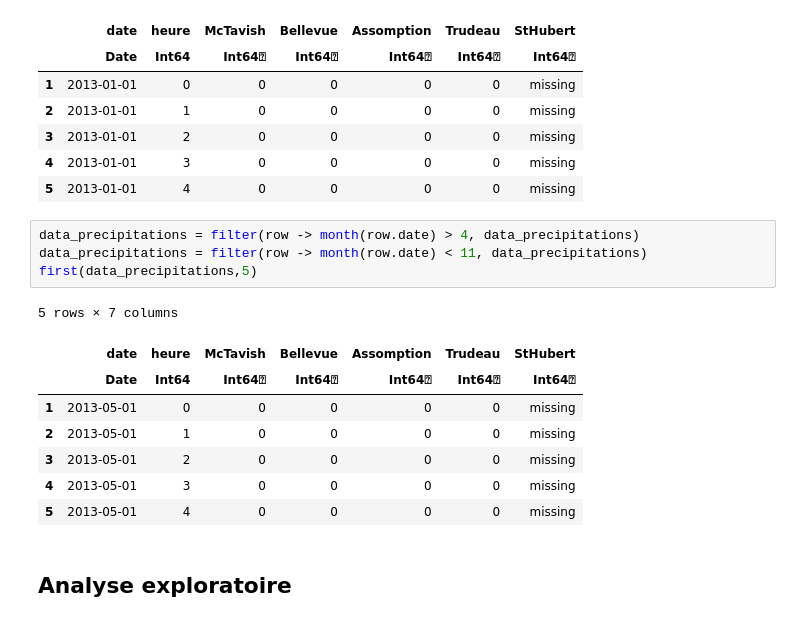
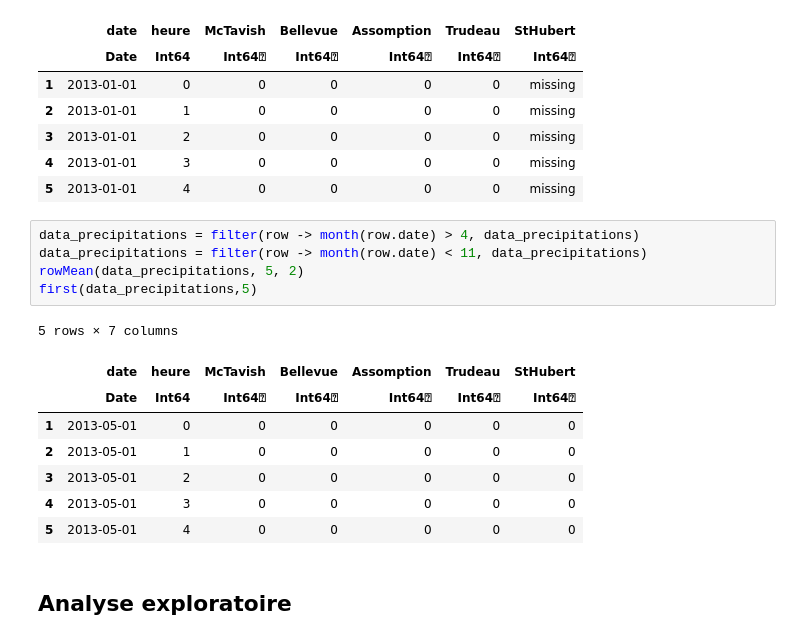
Before and after one commit to thien-ng/MTH3302, a Jupyter notebook: 0.74647_Naive Bayes SKLearn.ipynb, the cells around one changed output. Drawn from its saved outputs; the diff is of its cells as text.

```diff
--- a/0.74647_Naive Bayes SKLearn.ipynb
+++ b/0.74647_Naive Bayes SKLearn.ipynb
@@ -81,16 +81,17 @@ first(data_precipitations,5)
 # %%
 data_precipitations = filter(row -> month(row.date) > 4, data_precipitations)
 data_precipitations = filter(row -> month(row.date) < 11, data_precipitations)
+rowMean(data_precipitations, 5, 2)
 first(data_precipitations,5)
 # %% [output]
 5 rows × 7 columns
 |  | date | heure | McTavish | Bellevue | Assomption | Trudeau | StHubert |
 |  | Date | Int64 | Int64⍰ | Int64⍰ | Int64⍰ | Int64⍰ | Int64⍰ |
-| 1 | 2013-05-01 | 0 | 0 | 0 | 0 | 0 | missing |
-| 2 | 2013-05-01 | 1 | 0 | 0 | 0 | 0 | missing |
-| 3 | 2013-05-01 | 2 | 0 | 0 | 0 | 0 | missing |
-| 4 | 2013-05-01 | 3 | 0 | 0 | 0 | 0 | missing |
-| 5 | 2013-05-01 | 4 | 0 | 0 | 0 | 0 | missing |
+| 1 | 2013-05-01 | 0 | 0 | 0 | 0 | 0 | 0 |
+| 2 | 2013-05-01 | 1 | 0 | 0 | 0 | 0 | 0 |
+| 3 | 2013-05-01 | 2 | 0 | 0 | 0 | 0 | 0 |
+| 4 | 2013-05-01 | 3 | 0 | 0 | 0 | 0 | 0 |
+| 5 | 2013-05-01 | 4 | 0 | 0 | 0 | 0 | 0 |
 # %% [markdown]
 ## Analyse exploratoire
 # %% [markdown]
```
Also changed, not shown: parts of 9 cells of this notebook.
